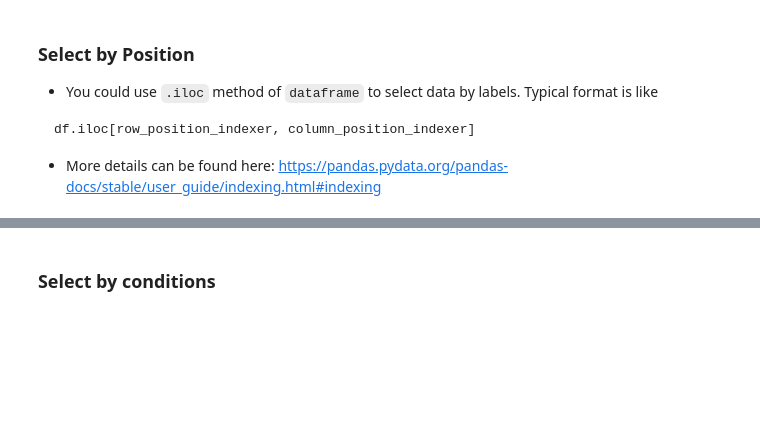
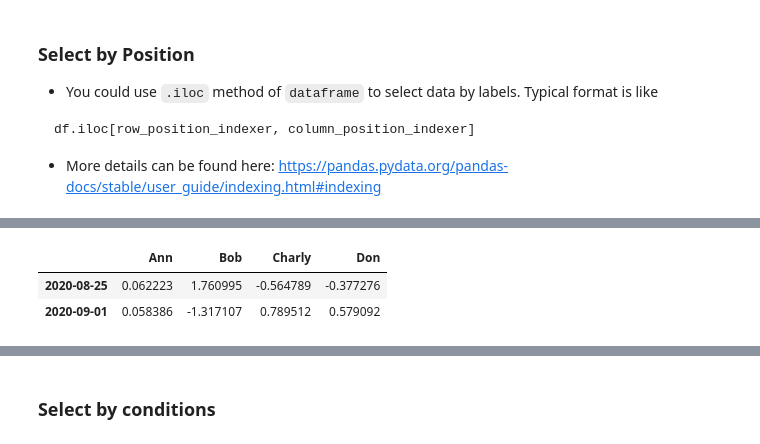
Before and after one commit to xiangshiyin/data-programming-with-python, a Jupyter notebook: 2023-summmer/2023-06-21/notebook/concept_and_code_demo.ipynb, the cells around one changed output, grey strips where cells are left out. Cells and saved outputs as stored; diff of their text form; code cells hidden in the pictures; blank space fills up the shorter version.

```diff
--- a/2023-summmer/2023-06-21/notebook/concept_and_code_demo.ipynb
+++ b/2023-summmer/2023-06-21/notebook/concept_and_code_demo.ipynb
@@ -551,3 +1120,9 @@ df.iloc[0:2,]
+# %%
+df.iloc[0:2,:]
+# %% [output]
+|  | Ann | Bob | Charly | Don |
+| 2020-08-25 | 0.062223 | 1.760995 | -0.564789 | -0.377276 |
+| 2020-09-01 | 0.058386 | -1.317107 | 0.789512 | 0.579092 |
 # %%
 # select by column position range
 df.iloc[:,0:2]
```
Also changed, not shown: parts of 147 cells of this notebook.
